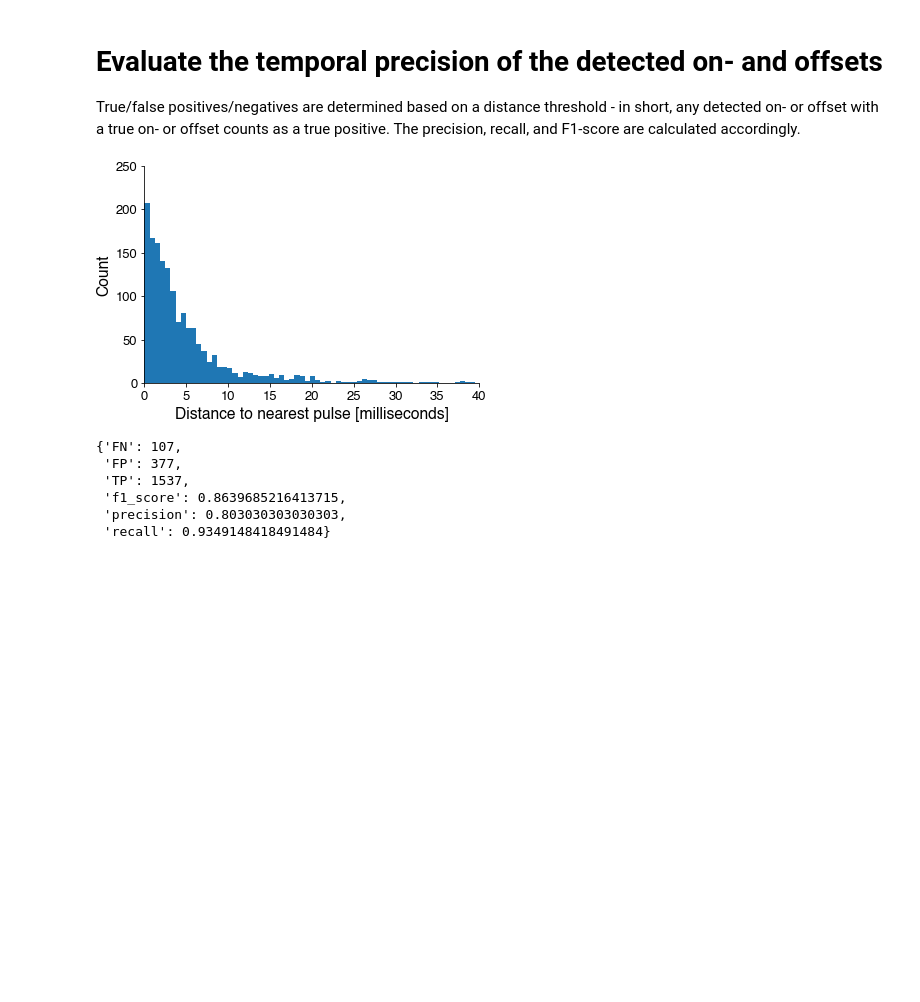
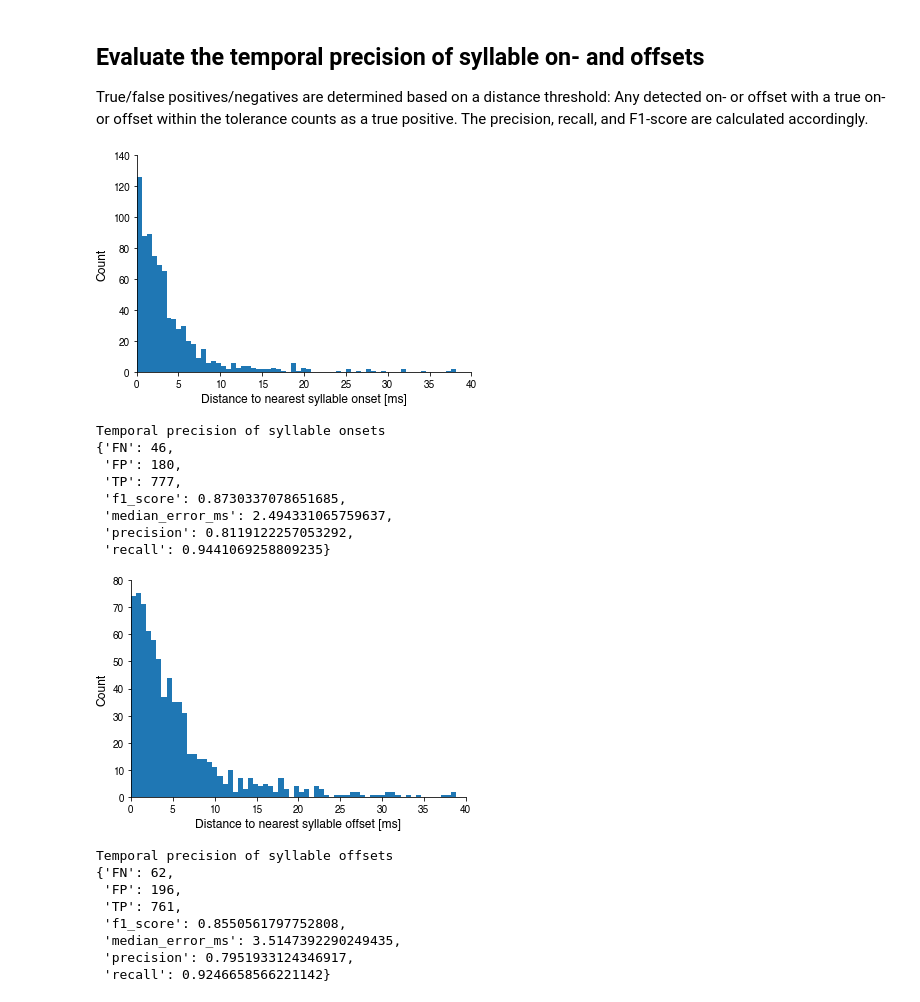
Before and after one commit to janclemenslab/das-menagerie, a Jupyter notebook: marmoset/demo.ipynb, the cells around one changed output. Saved outputs shown, nothing was run; the diff lists cells and outputs as text; code cells hidden in the pictures; blank space fills up the shorter version.

```diff
--- a/marmoset/demo.ipynb
+++ b/marmoset/demo.ipynb
@@ -19,5 +18,0 @@ plt.style.use('../ncb.mplstyle')
-# %%
-with np.load('data.npz') as f:
-    x = f['x']  # audio data
-    y_true = f['y_true']  # manual annotations (groundtruth)
-    samplerate_Hz = f['samplerate_Hz']  # audio sample rate
@@ -24,7 +46,5 @@ with np.load('data.npz') as f:
 # %%
-events, segments, class_probabilities, class_names = das.predict.predict(x,
-                                                           model_save_name='model/20210625_211637',
-                                                           verbose=1,
+events, segments, class_probabilities, class_names = das.predict.predict(data['x'], "https://github.com/janclemenslab/das-menagerie/releases/download/marmoset_v1.0/calls",
                                                            segment_thres=0.5,
                                                            segment_minlen=0.005,
                                                            segment_fillgap=0.005)
@@ -75,10 +104,12 @@ plt.show()
 # %%
 # evaluate performance for individual call tyes
-min_len = min(y_true.shape[0], segments['samples'].shape[0])
-labels_true = np.argmax(y_true[:min_len], axis=1)
+min_len = min(data['y_true'].shape[0], segments['samples'].shape[0])
+labels_true = np.argmax(data['y_true'][:min_len], axis=1)
 labels_pred = segments['samples'][:min_len]
 step = int(samplerate_Hz / 1_000)
+
 confmat, report = das.evaluate.evaluate_segments(labels_true[::step], labels_pred[::step], class_names, confmat_as_pandas=True, report_as_dict=False)
+
 print('Classification report (sample-wise)')
 print(report)
 
@@ -88,12 +119,13 @@ nb_classes = len(class_names)
 print('Confusion matrix (sample-wise)')
 print(confmat)
 
-plt.figure(figsize=(6, 6))
+plt.figure(figsize=(6, 4.5))
 plt.imshow(confmat_norm, cmap='Greys')
 plt.clim(0, 100)
 plt.xticks(np.arange(nb_classes), labels=class_names)
 plt.yticks(np.arange(nb_classes), labels=class_names)
 plt.xlabel('DAS')
 plt.ylabel('Manual')
+plt.colorbar(shrink=0.5, label='%')
 das.utils_plot.imshow_text(confmat_norm.values, confmat.values)
 # %% [output]
@@ -121,27 +153,39 @@ pred tw           1922        0      198      130    11863
 # %% [markdown]
-# Evaluate the temporal precision of the detected on- and offsets
-True/false positives/negatives are determined based on a distance threshold - in short, any detected on- or offset with a true on- or offset counts as a true positive. The precision, recall, and F1-score are calculated accordingly.
+## Evaluate the temporal precision of syllable on- and offsets
+True/false positives/negatives are determined based on a distance threshold: Any detected on- or offset with a true on- or offset within the tolerance counts as a true positive. The precision, recall, and F1-score are calculated accordingly.
 # %%
-tol = 0.04  # s
+# detect syllable on- and offsets in the groundtruth data ("true") and the DAS predictions ("pred")
 onsets_true, offsets_true = das.evaluate.segment_timing((labels_true>0).astype(np.float), samplerate_Hz)
 onsets_pred, offsets_pred = das.evaluate.segment_timing((labels_pred>0).astype(np.float), samplerate_Hz)
 
-on_or_offsets_true = np.concatenate((onsets_true, offsets_true))
-on_or_offsets_pred = np.concatenate((onsets_pred, offsets_pred))
+# match on- and offsets with tolerance `tol`
+tol = 0.04  # s
+for true, pred, name in zip([onsets_true, offsets_true], [onsets_pred, offsets_pred], ['onset', 'offset']):
 
-report_timing,  _, _, dist_to_nearest_on_or_offset = das.event_utils.evaluate_eventtimes(on_or_offsets_true, on_or_offsets_pred, samplerate_Hz, tol)
-
-plt.hist(dist_to_nearest_on_or_offset[dist_to_nearest_on_or_offset<tol] * 1000, bins=64)
-plt.xlabel('Distance to nearest pulse [milliseconds]')
-plt.ylabel('Count')
-plt.show()
-
-pprint(report_timing)
+    report_timing,  _, _, dist_to_nearest = das.event_utils.evaluate_eventtimes(true, pred, samplerate_Hz, tol)
+    report_timing['median_error_ms'] = np.median(dist_to_nearest[dist_to_nearest < tol]) * 1_000  # ms
+    plt.hist(dist_to_nearest[dist_to_nearest < tol] * 1000, bins=64)
+    plt.xlabel(f'Distance to nearest syllable {name} [ms]')
+    plt.ylabel('Count')
+    plt.show()
+    print(f"Temporal precision of syllable {name}s")
+    pprint(report_timing)
 # %% [output]
-[figure, old version]
+[figure, new version]
-{'FN': 107,
- 'FP': 377,
- 'TP': 1537,
- 'f1_score': 0.8639685216413715,
- 'precision': 0.803030303030303,
- 'recall': 0.9349148418491484}
+Temporal precision of syllable onsets
+{'FN': 46,
+ 'FP': 180,
+ 'TP': 777,
+ 'f1_score': 0.8730337078651685,
+ 'median_error_ms': 2.494331065759637,
+ 'precision': 0.8119122257053292,
+ 'recall': 0.9441069258809235}
+[figure, added]
+Temporal precision of syllable offsets
+{'FN': 62,
+ 'FP': 196,
+ 'TP': 761,
+ 'f1_score': 0.8550561797752808,
+ 'median_error_ms': 3.5147392290249435,
+ 'precision': 0.7951933124346917,
+ 'recall': 0.9246658566221142}
```
Also changed, not shown: parts of 11 cells of this notebook, 4 other files.
